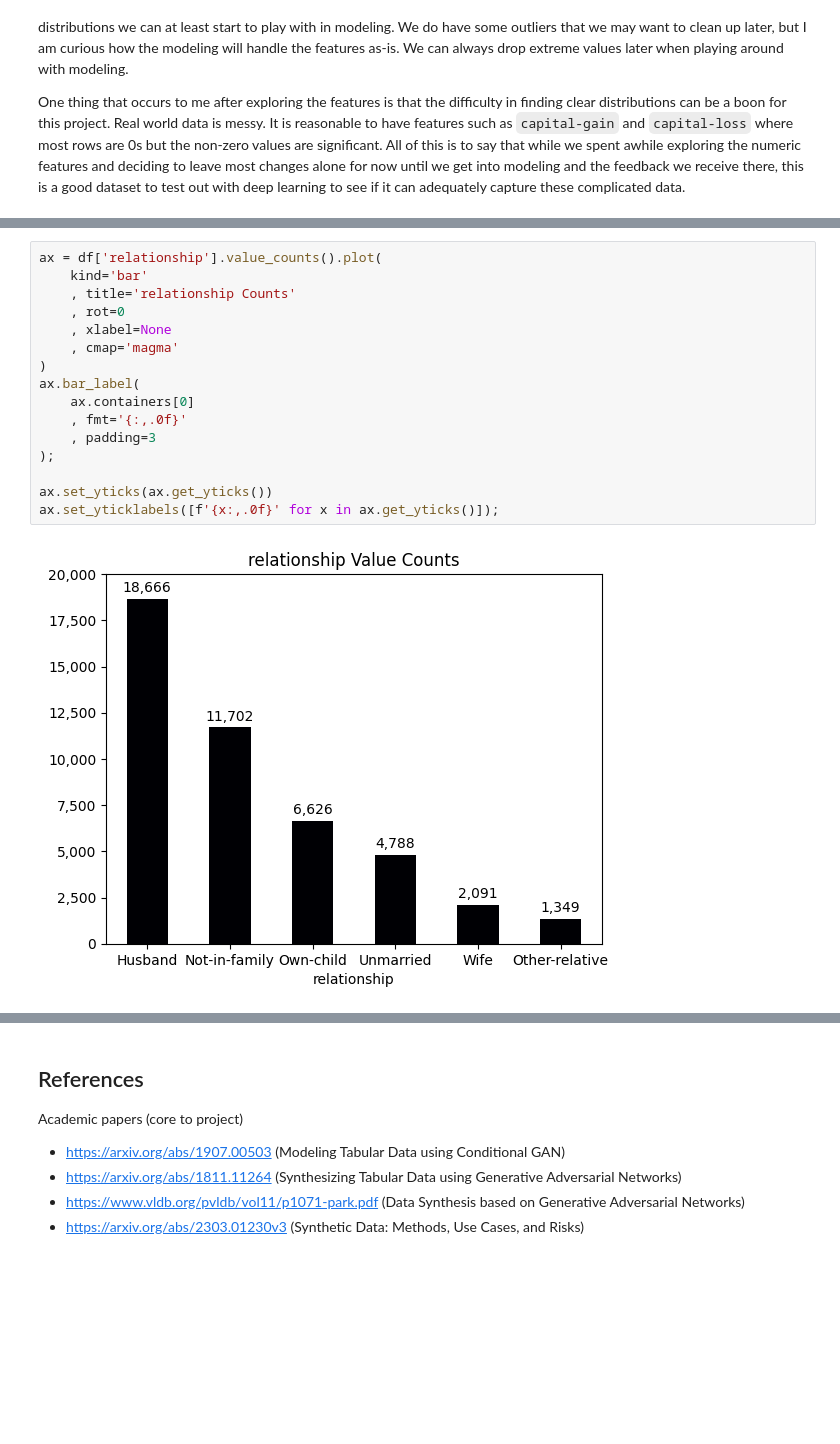
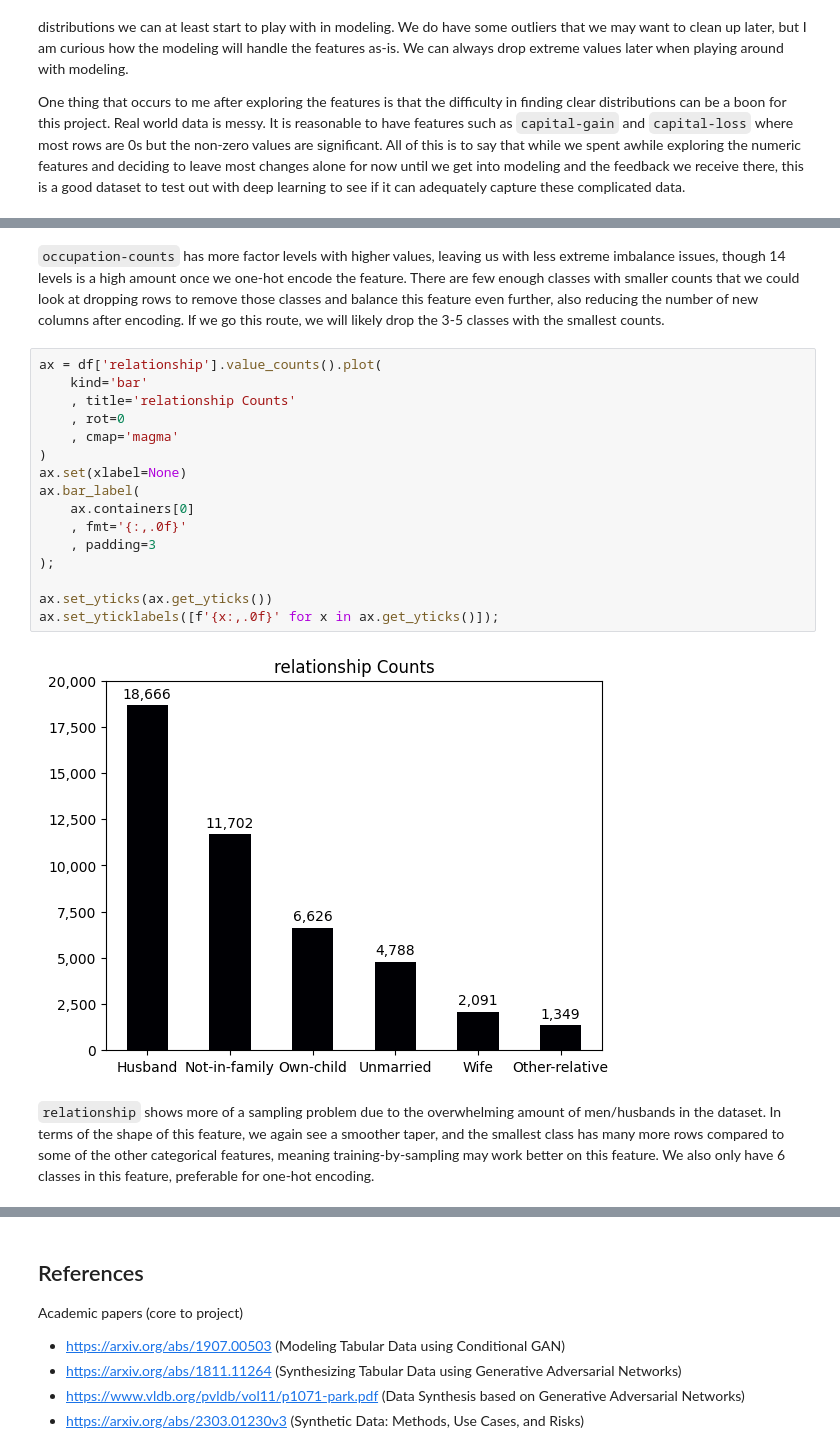
Before and after one commit to jhleakakos/msds-deep-learning-final, a Jupyter notebook: my_data_is_realer_than_yours.ipynb, the cells around one changed output, grey strips where cells are left out. Cells and saved outputs as stored; diff of their text form; blank space fills up the shorter version.

```diff
--- a/my_data_is_realer_than_yours.ipynb
+++ b/my_data_is_realer_than_yours.ipynb
@@ -1070,21 +1119,25 @@ ax.set_yticklabels([f'{x:,.0f}' for x in ax.get_yticks()]);
+# %% [markdown]
+`occupation-counts` has more factor levels with higher values, leaving us with less extreme imbalance issues, though 14 levels is a high amount once we one-hot encode the feature. There are few enough classes with smaller counts that we could look at dropping rows to remove those classes and balance this feature even further, also reducing the number of new columns after encoding. If we go this route, we will likely drop the 3-5 classes with the smallest counts.
 # %%
 ax = df['relationship'].value_counts().plot(
     kind='bar'
     , title='relationship Counts'
     , rot=0
-    , xlabel=None
     , cmap='magma'
 )
+ax.set(xlabel=None)
 ax.bar_label(
     ax.containers[0]
     , fmt='{:,.0f}'
     , padding=3
 );
 
 ax.set_yticks(ax.get_yticks())
 ax.set_yticklabels([f'{x:,.0f}' for x in ax.get_yticks()]);
 # %% [output]
-[figure, old version]
+[figure, new version]
+# %% [markdown]
+`relationship` shows more of a sampling problem due to the overwhelming amount of men/husbands in the dataset. In terms of the shape of this feature, we again see a smoother taper, and the smallest class has many more rows compared to some of the other categorical features, meaning training-by-sampling may work better on this feature. We also only have 6 classes in this feature, preferable for one-hot encoding.
 # %%
 ax = df['race'].value_counts().plot(
     kind='bar'
```
Also changed, not shown: parts of 23 cells of this notebook.
